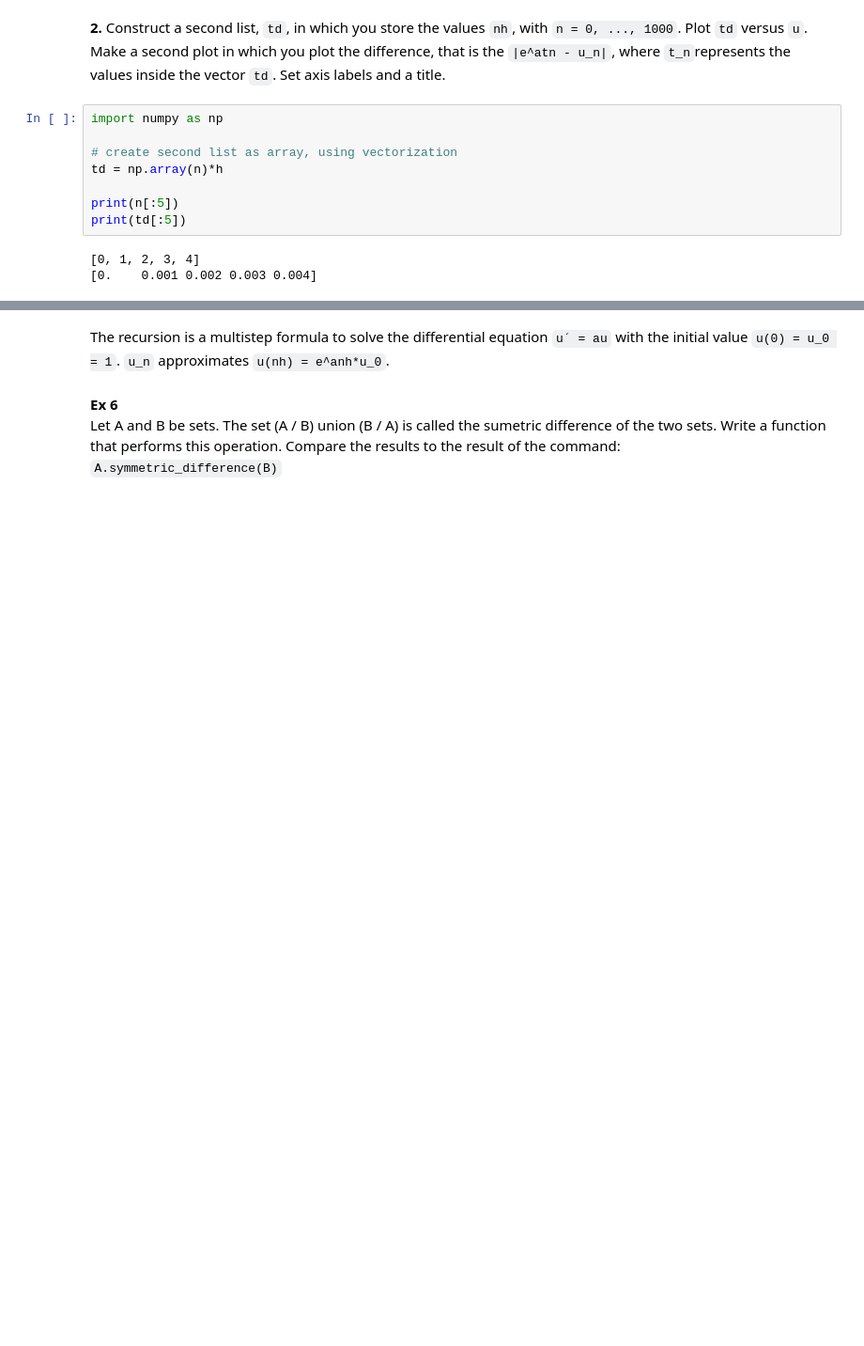
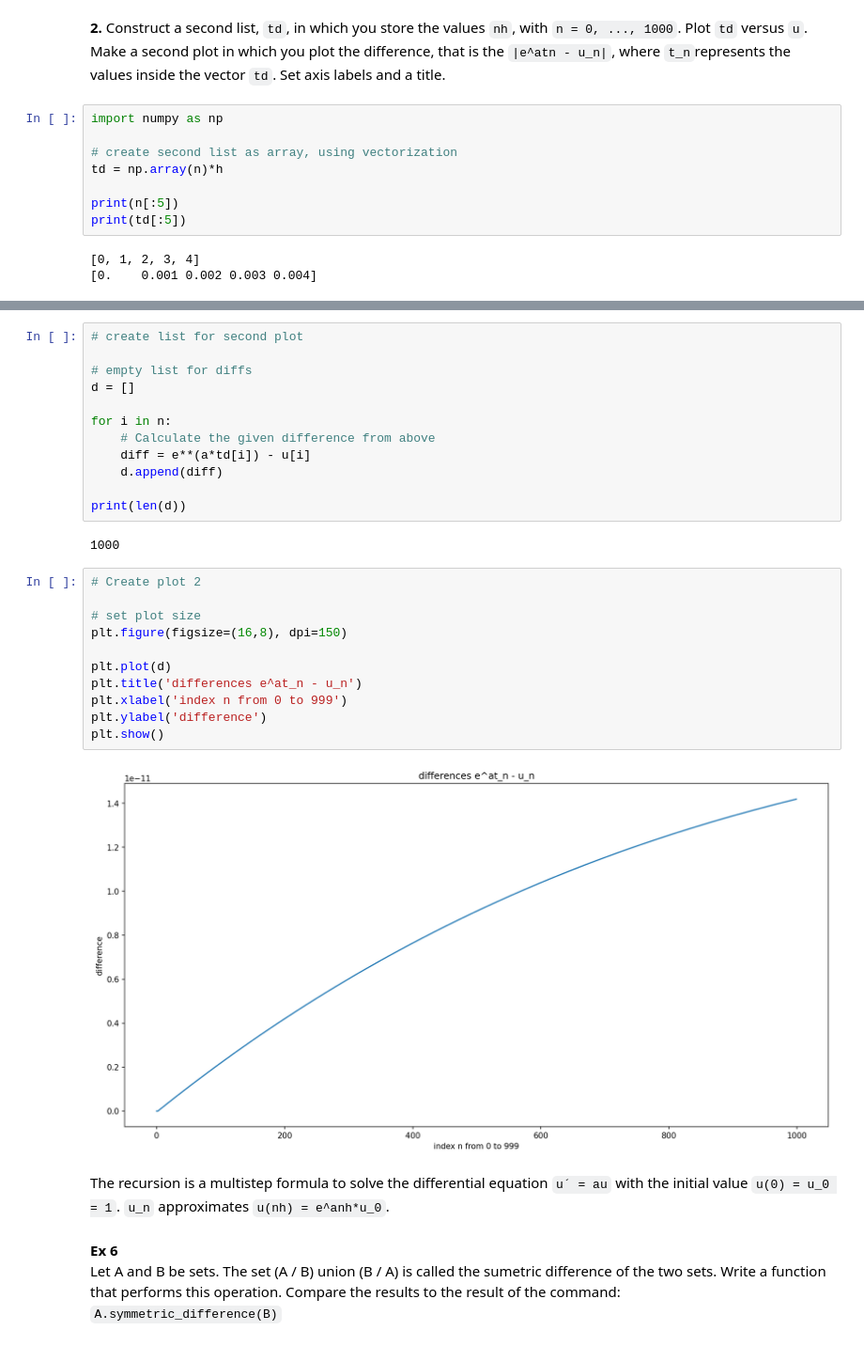
Before and after one commit to flyin01/scientific_computing, a Jupyter notebook: src/list_exercises.ipynb, the cells around one changed output, grey strips where cells are left out. Shown at 94% size. Drawn from its saved outputs; the diff is of its cells as text; blank space fills up the shorter version.

Commit message:
added final plot

```diff
--- a/src/list_exercises.ipynb
+++ b/src/list_exercises.ipynb
@@ -232,6 +234,33 @@ plt.ylabel('value between 0 and 1')
 plt.show()
 # %% [output]
 [figure]
+# %%
+# create list for second plot
+
+# empty list for diffs
+d = []
+
+for i in n:
+    # Calculate the given difference from above
+    diff = e**(a*td[i]) - u[i]
+    d.append(diff)
+
+print(len(d))
+# %% [output]
+1000
+# %%
+# Create plot 2
+
+# set plot size
+plt.figure(figsize=(16,8), dpi=150)
+
+plt.plot(d)
+plt.title('differences e^at_n - u_n')
+plt.xlabel('index n from 0 to 999')
+plt.ylabel('difference')
+plt.show()
+# %% [output]
+[figure, added]
 # %% [markdown]
 The recursion is a multistep formula to solve the differential equation `u´ = au` with the initial value `u(0) = u_0 = 1`. `u_n` approximates `u(nh) = e^anh*u_0`.
 # %% [markdown]
```
Also changed, not shown: parts of 2 cells of this notebook.
